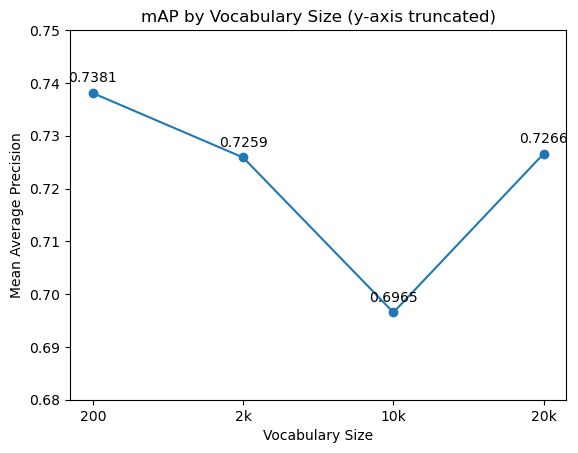
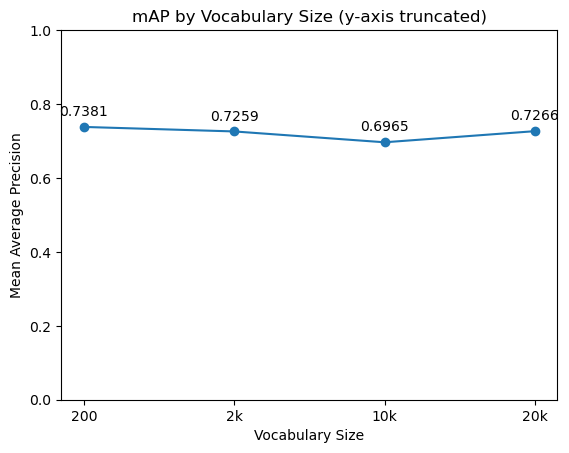
The notebook cell's code change between the first figure and the second:
--- before
+++ after
@@ -9,5 +9,5 @@
     ax.annotate(f'{y:.4f}', (x, y), textcoords="offset points", xytext=(0, 8), ha='center')
 
-ax.set_ylim(0.68, 0.75)  
+ax.set_ylim(0, 1)  
 
 ax.set_ylabel('Mean Average Precision')

Commit: Completed Task 12